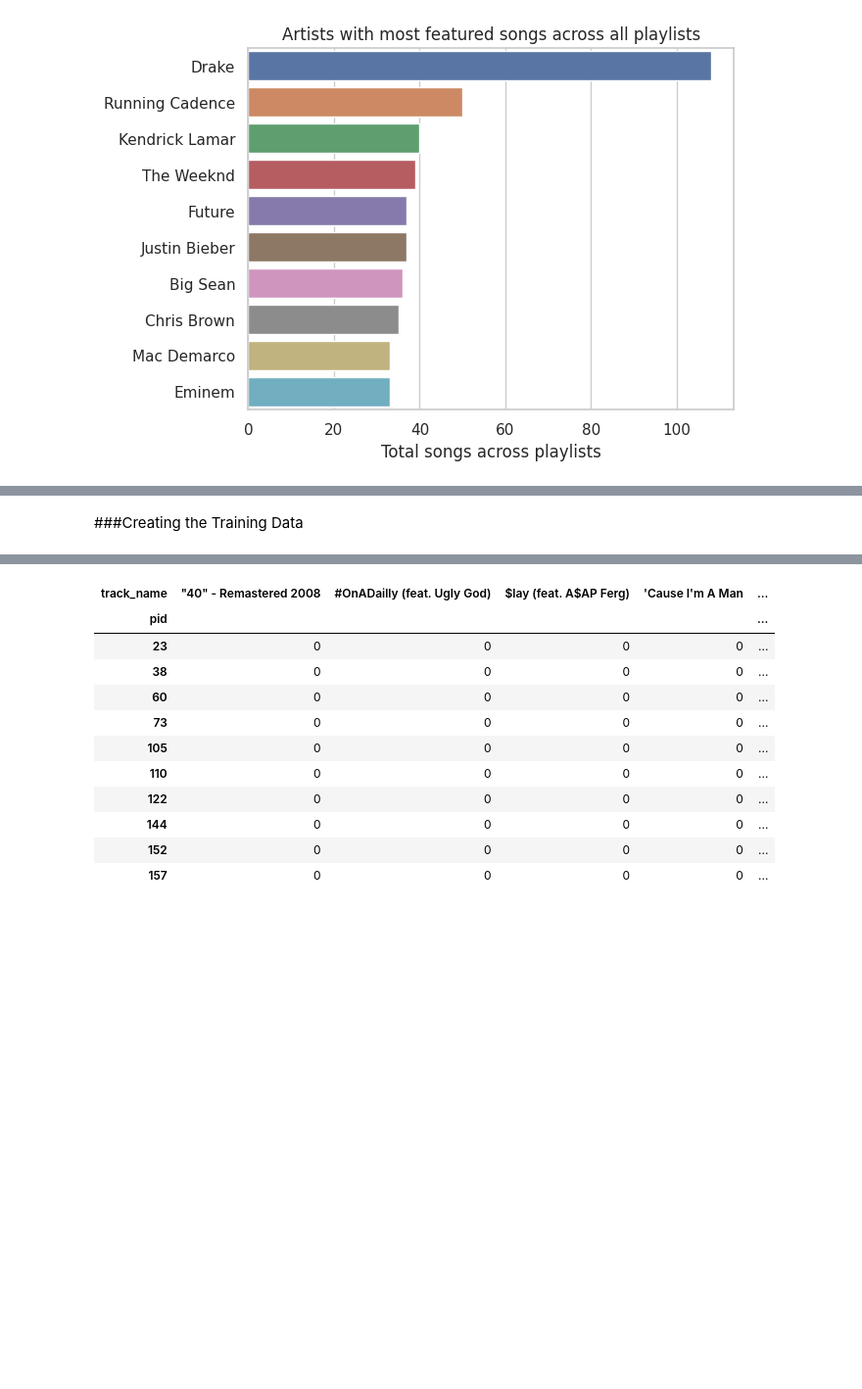
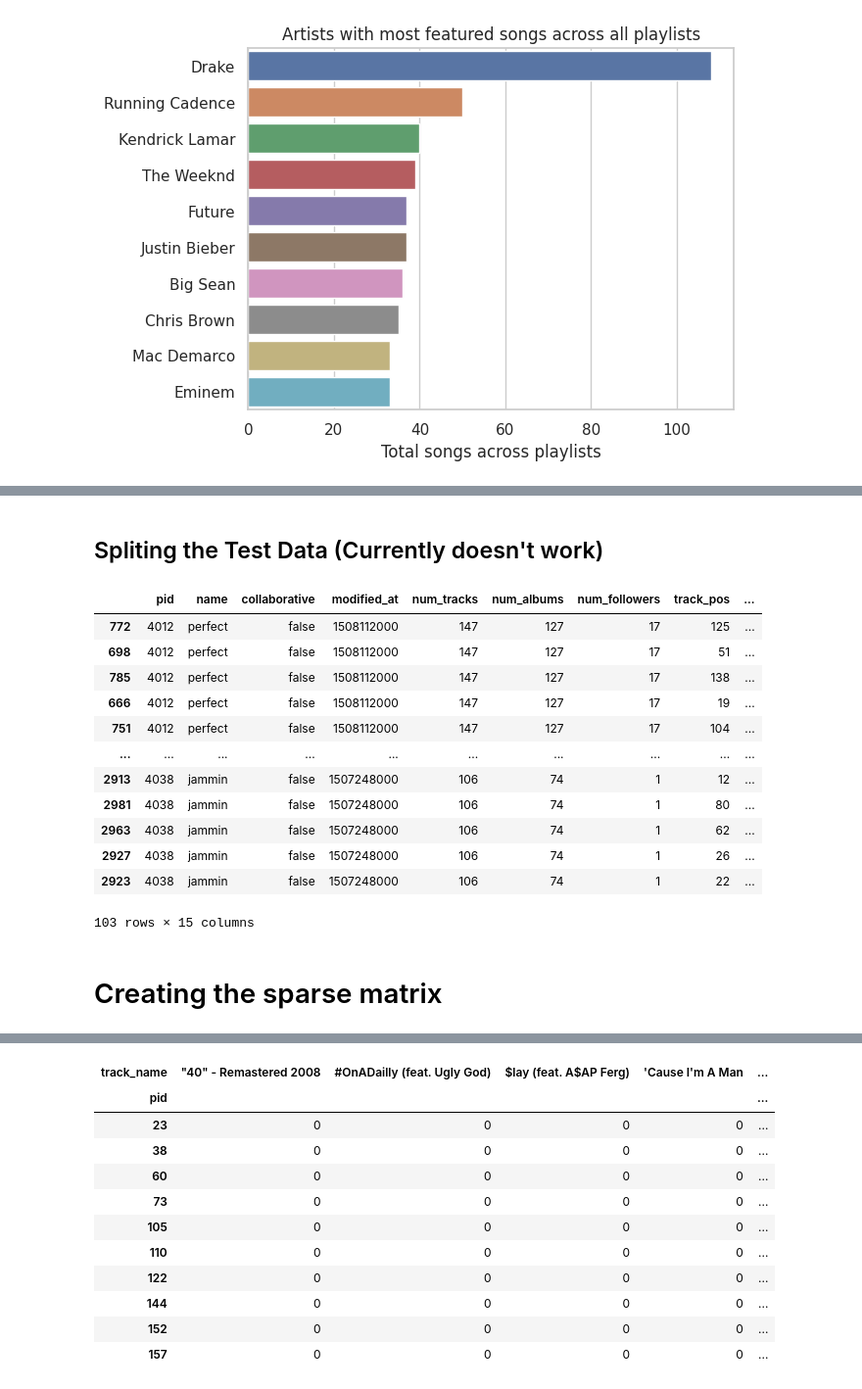
Before and after one commit to Ruby-L-i-n/CSDS234_FinalProject, a Jupyter notebook: SpotifyPlaylist.ipynb, the cells around one changed output, grey strips where cells are left out. Shown: that part at 98% size. Cells and saved outputs as stored; diff of their text form; code cells hidden in the pictures; blank space fills up the shorter version.

```diff
--- a/SpotifyPlaylist.ipynb
+++ b/SpotifyPlaylist.ipynb
@@ -122,0 +173,17 @@ Text(0.5, 0, 'Total songs across playlists')
+# %%
+"""
+We chose playlists (pids) with greater than 100 songs so that our model has at least 30 songs to work with if we
+split 70% of the playlist into training and the other 30% into testing, we'd still have about our average playlist size
+of 70 songs for our model to provide 30 recommendations for.
+"""
+# Filter playlists with between 100 and 200 tracks
+large_test_pl = test1000_df[(test1000_df['num_tracks'] >= 100) & (test1000_df['num_tracks'] <= 200)]
+
+# Randomly select 25 unique playlist pids
+selected_playlist_pids = large_test_pl['pid'].sample(n=25, random_state=18).tolist()
+
+# Filter the DataFrame to include only rows corresponding to the selected playlist pids
+test_playlists = large_test_pl[large_test_pl['pid'].isin(selected_playlist_pids)]
+
+# Display the first 10 tuples selected playlists
+test_playlists.head(10)
@@ -123,2 +202,41 @@ Text(0.5, 0, 'Total songs across playlists')
+# %% [markdown]
+## Spliting the Test Data (Currently doesn't work)
+# %%
+"""
+Here we need to split our test playlists 0.7:0.3 training to test data.
+We will need to select 30% of the playlist and store it for cross checking recommendations later.
+"""
+# Function to select 30% of tracks for each playlist
+def move_30_percent(df):
+    selected_tracks = pd.DataFrame()
+    for pid in df['pid'].unique():
+        playlist = df[df['pid'] == pid]
+        num_tracks = playlist['num_tracks'].iloc[0]  # Get the number of tracks in the playlist
+        tracks_to_select = int(0.3 * num_tracks)  # Selecting 30% of tracks
+
+        # Randomly select 30% of tracks
+        selected = playlist.sample(n=tracks_to_select, random_state=42)
+        selected_tracks = pd.concat([selected_tracks, selected])
+
+    return selected_tracks
+
+# Storing 30% of tracks in a separate dataframe
+move_30_df = move_30_percent(test_playlists)
+
+move_30_df.head(103)
+# %% [output]
+|  | pid | name | collaborative | modified_at | num_tracks | num_albums | num_followers | track_pos | ... |
+| 772 | 4012 | perfect | false | 1508112000 | 147 | 127 | 17 | 125 | ... |
+| 698 | 4012 | perfect | false | 1508112000 | 147 | 127 | 17 | 51 | ... |
+| 785 | 4012 | perfect | false | 1508112000 | 147 | 127 | 17 | 138 | ... |
+| 666 | 4012 | perfect | false | 1508112000 | 147 | 127 | 17 | 19 | ... |
+| 751 | 4012 | perfect | false | 1508112000 | 147 | 127 | 17 | 104 | ... |
+| ... | ... | ... | ... | ... | ... | ... | ... | ... | ... |
+| 2913 | 4038 | jammin | false | 1507248000 | 106 | 74 | 1 | 12 | ... |
+| 2981 | 4038 | jammin | false | 1507248000 | 106 | 74 | 1 | 80 | ... |
+| 2963 | 4038 | jammin | false | 1507248000 | 106 | 74 | 1 | 62 | ... |
+| 2927 | 4038 | jammin | false | 1507248000 | 106 | 74 | 1 | 26 | ... |
+| 2923 | 4038 | jammin | false | 1507248000 | 106 | 74 | 1 | 22 | ... |
+103 rows × 15 columns
 # %% [markdown]
-###Creating the Training Data
+# Creating the sparse matrix
```
Also changed, not shown: parts of 20 cells of this notebook.
